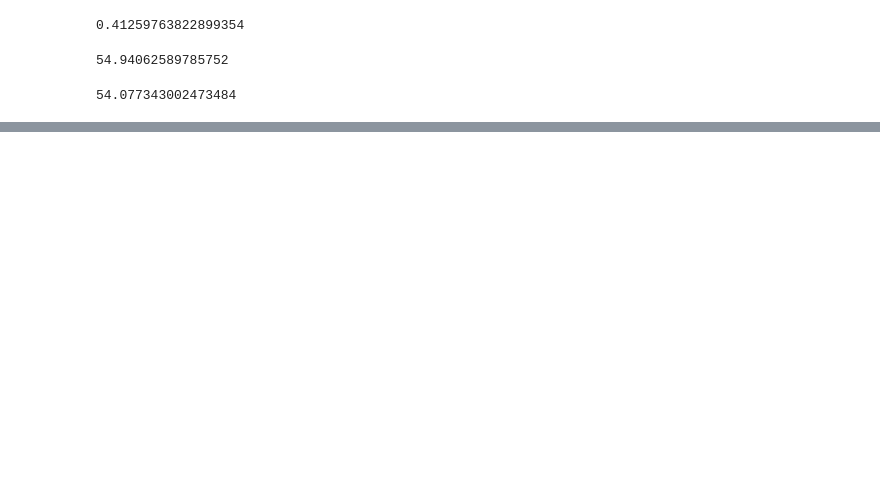
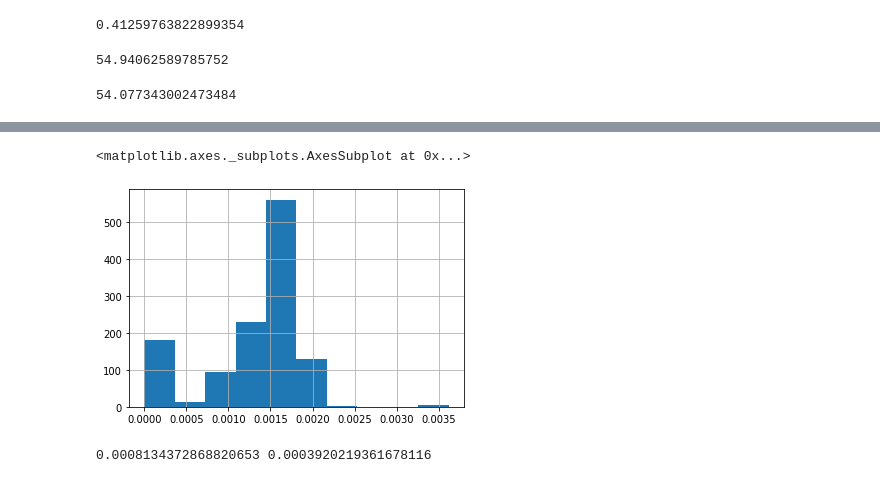
Before and after one commit to sazio/Transients, a Jupyter notebook: Python/DynamicTimeWarping.ipynb, the cells around one changed output, grey strips where cells are left out. Saved outputs shown, nothing was run; the diff lists cells and outputs as text; code cells hidden in the pictures; blank space fills up the shorter version.

```diff
--- a/Python/DynamicTimeWarping.ipynb
+++ b/Python/DynamicTimeWarping.ipynb
@@ -103,0 +142,5 @@ traja.plot_quiver(seq1t, bins=32)
+# %%
+traja.step_lengths(seq3t).hist()
+# %% [output]
+<matplotlib.axes._subplots.AxesSubplot at 0x...>
+[figure, added]
@@ -103,0 +159,4 @@ traja.plot_quiver(seq1t, bins=32)
+# %%
+print(mu,sigma)
+# %% [output]
+0.0008134372868820653 0.0003920219361678116
```
Also changed, not shown: parts of 13 cells of this notebook.
